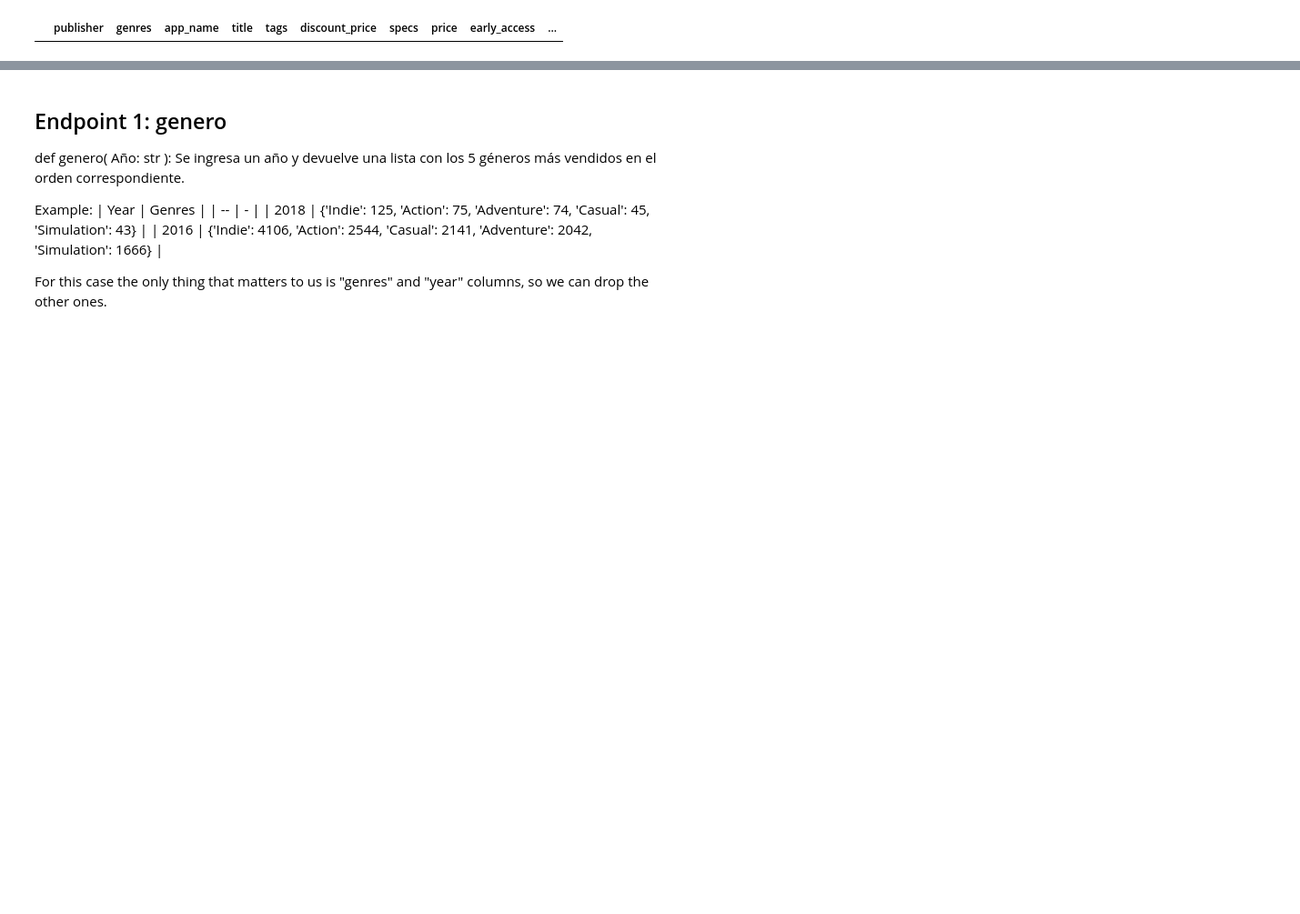
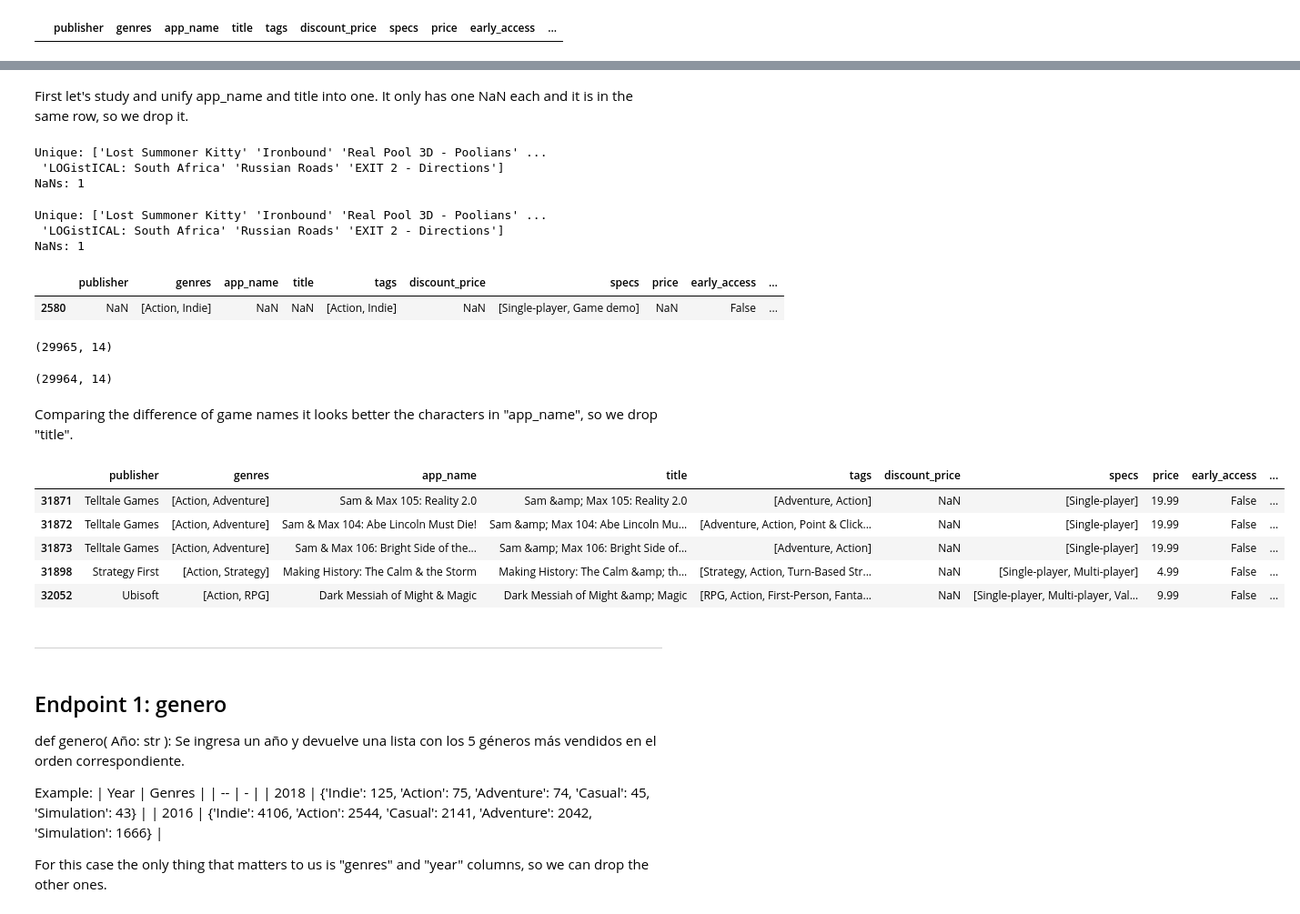
Before and after one commit to SebastianBesio/PI_ML_OPS, a Jupyter notebook: 0_Preprocessing.ipynb, the cells around one changed output, grey strips where cells are left out. Shown: that part at 91% size. Cells and saved outputs as stored; diff of their text form; code cells hidden in the pictures; blank space fills up the shorter version.

```diff
--- a/0_Preprocessing.ipynb
+++ b/0_Preprocessing.ipynb
@@ -181,0 +210,42 @@ gamesWithYearDf = gamesWithYearDf[gamesWithYearDf['year'] <= 2023]
+# %% [markdown]
+First let's study and unify app_name and title into one. It only has one NaN each and it is in the same row, so we drop it.
+# %%
+print("Unique:",gamesWithYearDf['app_name'].unique())
+print("NaNs:", gamesWithYearDf['app_name'].isna().sum())
+# %% [output]
+Unique: ['Lost Summoner Kitty' 'Ironbound' 'Real Pool 3D - Poolians' ...
+ 'LOGistICAL: South Africa' 'Russian Roads' 'EXIT 2 - Directions']
+NaNs: 1
+# %%
+print("Unique:",gamesWithYearDf['title'].unique())
+print("NaNs:", gamesWithYearDf['title'].isna().sum())
+# %% [output]
+Unique: ['Lost Summoner Kitty' 'Ironbound' 'Real Pool 3D - Poolians' ...
+ 'LOGistICAL: South Africa' 'Russian Roads' 'EXIT 2 - Directions']
+NaNs: 1
+# %%
+gamesWithYearDf[gamesWithYearDf['title'].isna()]
+# %% [output]
+|  | publisher | genres | app_name | title | tags | discount_price | specs | price | early_access | ... |
+| 2580 | NaN | [Action, Indie] | NaN | NaN | [Action, Indie] | NaN | [Single-player, Game demo] | NaN | False | ... |
+# %%
+gamesWithYearDf.shape
+# %% [output]
+(29965, 14)
+# %%
+gamesWithYearDf = gamesWithYearDf.dropna(subset=['app_name', 'title'])
+# %%
+gamesWithYearDf.shape
+# %% [output]
+(29964, 14)
+# %% [markdown]
+Comparing the difference of game names it looks better the characters in "app_name", so we drop "title".
+# %%
+gamesWithYearDf[gamesWithYearDf['app_name'] != gamesWithYearDf['title']].tail()
+# %% [output]
+|  | publisher | genres | app_name | title | tags | discount_price | specs | price | early_access | ... |
+| 31871 | Telltale Games | [Action, Adventure] | Sam & Max 105: Reality 2.0 | Sam &amp; Max 105: Reality 2.0 | [Adventure, Action] | NaN | [Single-player] | 19.99 | False | ... |
+| 31872 | Telltale Games | [Action, Adventure] | Sam & Max 104: Abe Lincoln Must Die! | Sam &amp; Max 104: Abe Lincoln Mu... | [Adventure, Action, Point & Click... | NaN | [Single-player] | 19.99 | False | ... |
+| 31873 | Telltale Games | [Action, Adventure] | Sam & Max 106: Bright Side of the... | Sam &amp; Max 106: Bright Side of... | [Adventure, Action] | NaN | [Single-player] | 19.99 | False | ... |
+| 31898 | Strategy First | [Action, Strategy] | Making History: The Calm & the Storm | Making History: The Calm &amp; th... | [Strategy, Action, Turn-Based Str... | NaN | [Single-player, Multi-player] | 4.99 | False | ... |
+| 32052 | Ubisoft | [Action, RPG] | Dark Messiah of Might & Magic | Dark Messiah of Might &amp; Magic | [RPG, Action, First-Person, Fanta... | NaN | [Single-player, Multi-player, Val... | 9.99 | False | ... |
@@ -182,3 +254,5 @@ gamesWithYearDf = gamesWithYearDf[gamesWithYearDf['year'] <= 2023]
+# %% [markdown]
+---
 # %% [markdown]
 ## Endpoint 1: genero
 
```
Also changed, not shown: parts of 84 cells of this notebook, 8 other files.
